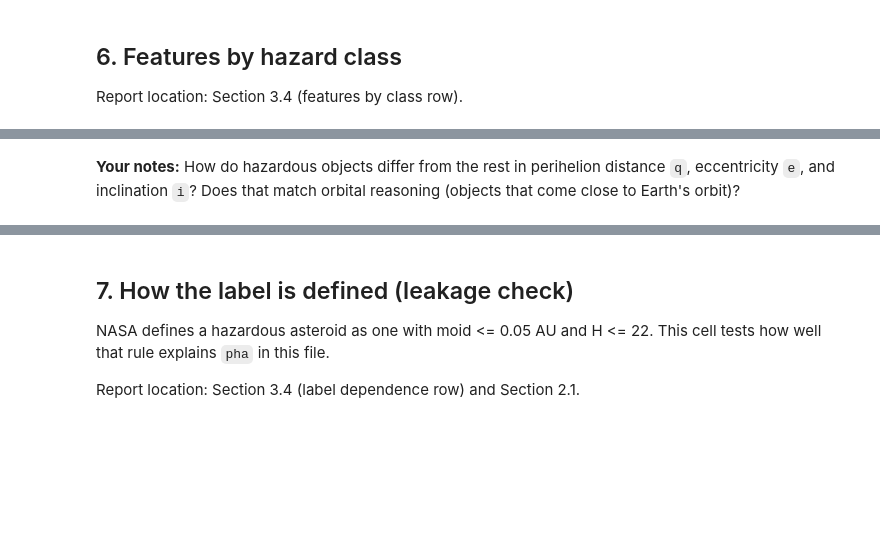
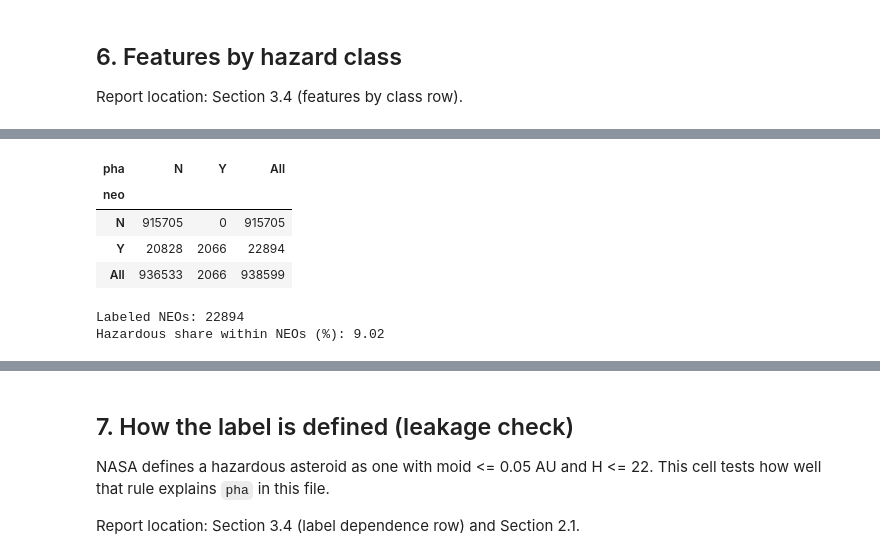
Before and after one commit to SamTusick/Predicting-Potentially-Hazardous-Asteroids, a Jupyter notebook: Team1_Project_Milestone1.ipynb, the cells around one changed output, grey strips where cells are left out. Cells and saved outputs as stored; diff of their text form; code cells hidden in the pictures; blank space fills up the shorter version.

```diff
--- a/Team1_Project_Milestone1.ipynb
+++ b/Team1_Project_Milestone1.ipynb
@@ -179,2 +318,14 @@ display(hazard_by_class)
-# %% [markdown]
-**Your notes:** How do hazardous objects differ from the rest in perihelion distance `q`, eccentricity `e`, and inclination `i`? Does that match orbital reasoning (objects that come close to Earth's orbit)?
+# %%
+# Hazardous objects are a subset of near-Earth objects (neo = Y)
+display(pd.crosstab(labeled["neo"], labeled["pha"], margins=True))
+neo_labeled = labeled[labeled["neo"] == "Y"]
+print("Labeled NEOs:", len(neo_labeled))
+print("Hazardous share within NEOs (%):", round(neo_labeled["y"].mean() * 100, 2))
+# %% [output]
+| pha | N | Y | All |
+| neo |  |  |  |
+| N | 915705 | 0 | 915705 |
+| Y | 20828 | 2066 | 22894 |
+| All | 936533 | 2066 | 938599 |
+Labeled NEOs: 22894
+Hazardous share within NEOs (%): 9.02
```
Also changed, not shown: parts of 25 cells of this notebook, 3 other files.
